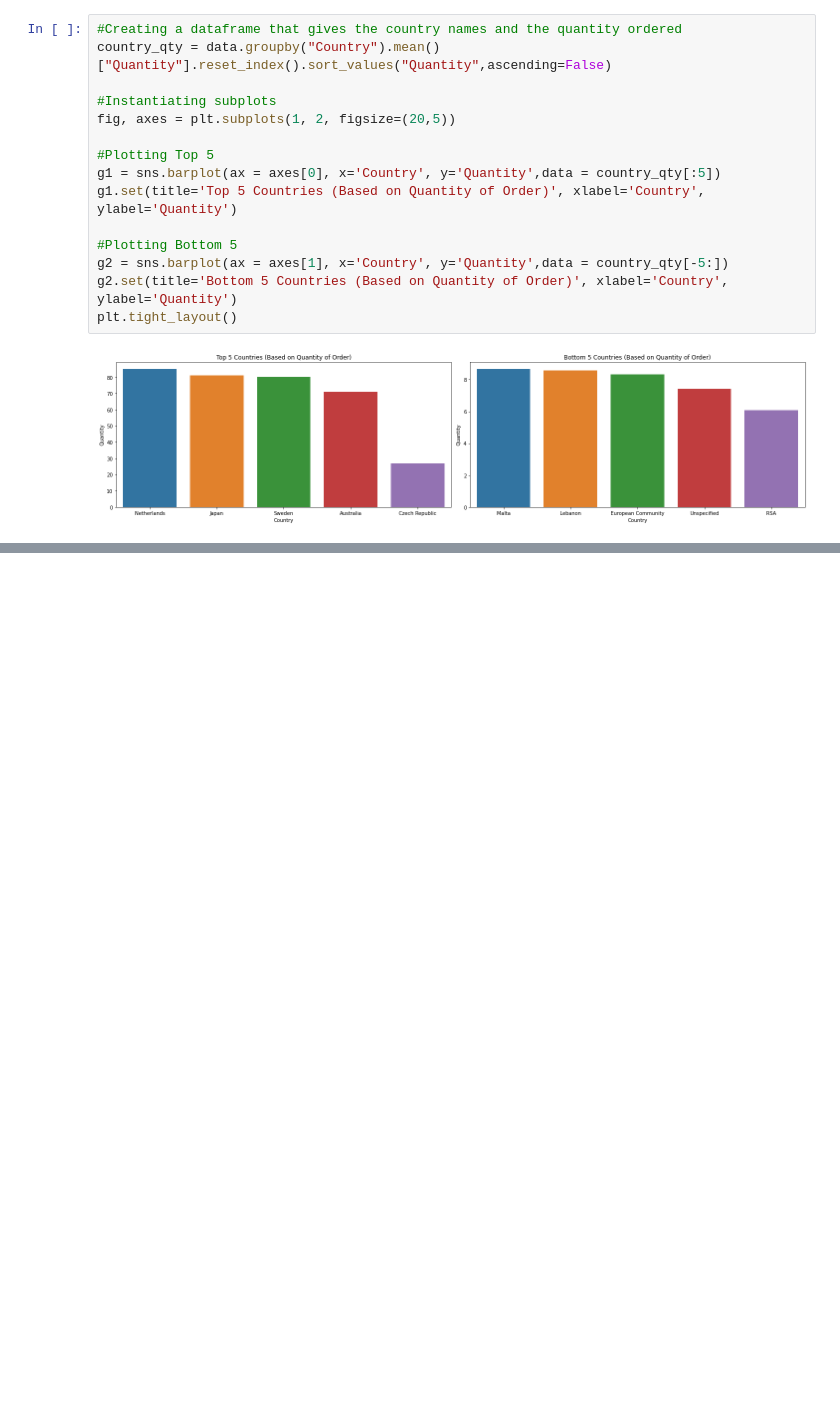
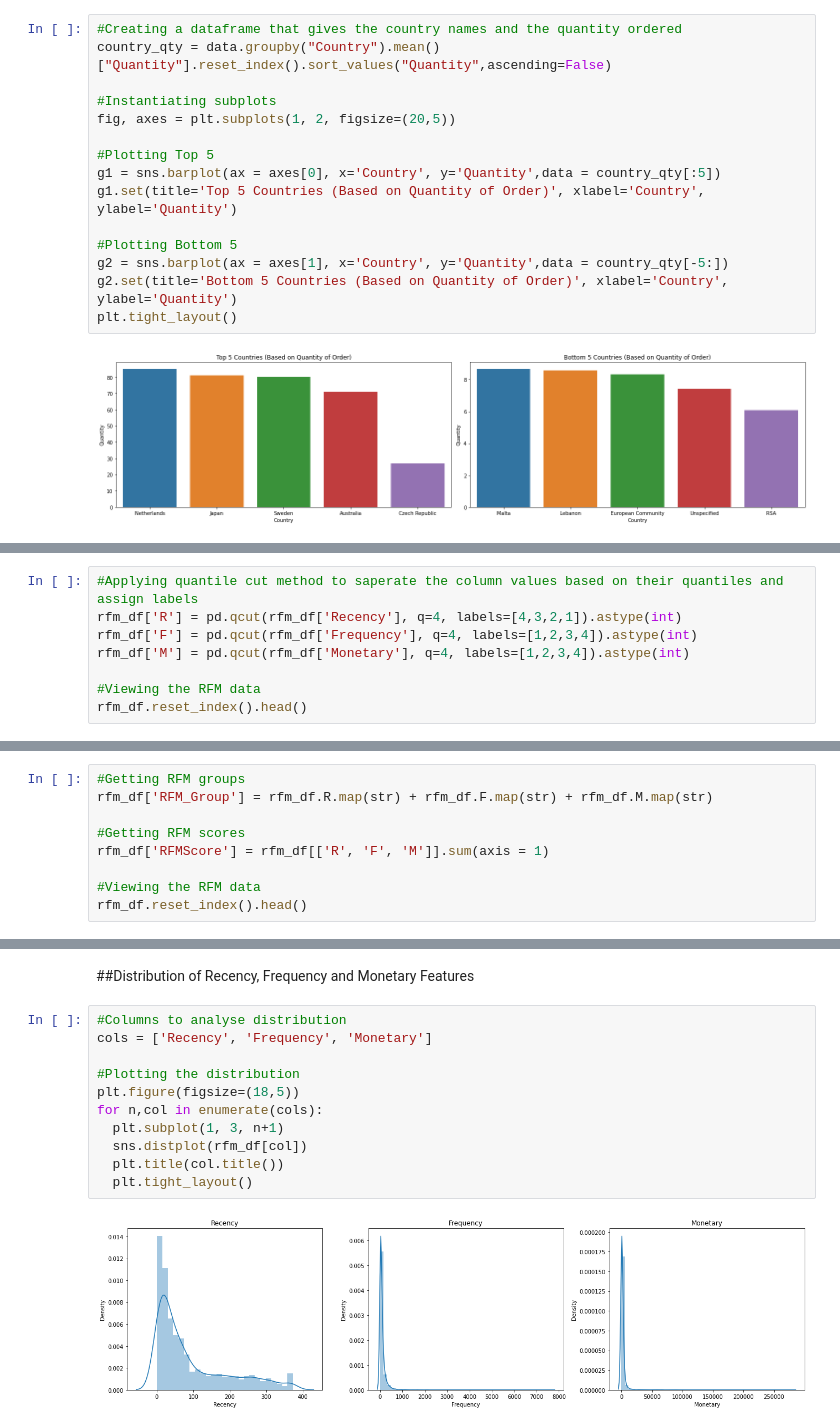
Before and after one commit to shadabsgit/ML-Clustering-Capstone-Project, a Jupyter notebook: Online_Retail_Customer_Segmentation_Capstone_Project.ipynb, the cells around one changed output, grey strips where cells are left out. Cells and saved outputs as stored; diff of their text form; blank space fills up the shorter version.

```diff
--- a/Online_Retail_Customer_Segmentation_Capstone_Project.ipynb
+++ b/Online_Retail_Customer_Segmentation_Capstone_Project.ipynb
@@ -485,0 +545,8 @@ plt.tight_layout()
+# %%
+#Applying quantile cut method to saperate the column values based on their quantiles and assign labels
+rfm_df['R'] = pd.qcut(rfm_df['Recency'], q=4, labels=[4,3,2,1]).astype(int)
+rfm_df['F'] = pd.qcut(rfm_df['Frequency'], q=4, labels=[1,2,3,4]).astype(int)
+rfm_df['M'] = pd.qcut(rfm_df['Monetary'], q=4, labels=[1,2,3,4]).astype(int)
+
+#Viewing the RFM data
+rfm_df.reset_index().head()
@@ -485,0 +572,9 @@ plt.tight_layout()
+# %%
+#Getting RFM groups
+rfm_df['RFM_Group'] = rfm_df.R.map(str) + rfm_df.F.map(str) + rfm_df.M.map(str)
+
+#Getting RFM scores
+rfm_df['RFMScore'] = rfm_df[['R', 'F', 'M']].sum(axis = 1)
+
+#Viewing the RFM data
+rfm_df.reset_index().head()
@@ -485,0 +588,15 @@ plt.tight_layout()
+# %% [markdown]
+##Distribution of Recency, Frequency and Monetary Features
+# %%
+#Columns to analyse distribution
+cols = ['Recency', 'Frequency',	'Monetary']
+
+#Plotting the distribution
+plt.figure(figsize=(18,5))
+for n,col in enumerate(cols):
+  plt.subplot(1, 3, n+1)
+  sns.distplot(rfm_df[col])
+  plt.title(col.title())
+  plt.tight_layout()
+# %% [output]
+[figure, added]
```
Also changed, not shown: parts of 17 cells of this notebook.
